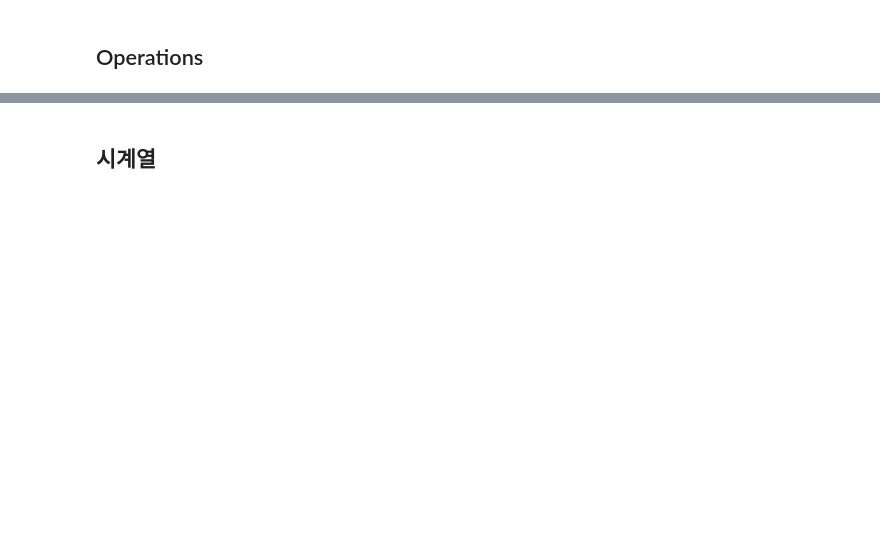
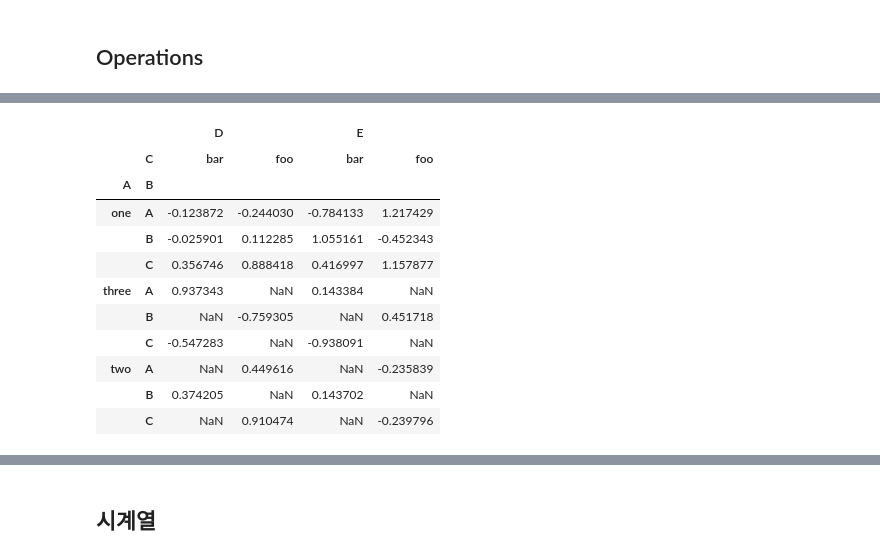
Before and after one commit to apollos92/jupyter, a Jupyter notebook: 02-01-Pandas.ipynb, the cells around one changed output, grey strips where cells are left out. Cells and saved outputs as stored; diff of their text form; code cells hidden in the pictures; blank space fills up the shorter version.

```diff
--- a/02-01-Pandas.ipynb
+++ b/02-01-Pandas.ipynb
@@ -495,0 +1178,16 @@ df3
+# %%
+pivoted = pd.pivot_table(df, values=['D','E'], index=['A', 'B'], columns=['C'])
+pivoted
+# %% [output]
+|  |  | D |  | E |  |
+|  | C | bar | foo | bar | foo |
+| A | B |  |  |  |  |
+| one | A | -0.123872 | -0.244030 | -0.784133 | 1.217429 |
+|  | B | -0.025901 | 0.112285 | 1.055161 | -0.452343 |
+|  | C | 0.356746 | 0.888418 | 0.416997 | 1.157877 |
+| three | A | 0.937343 | NaN | 0.143384 | NaN |
+|  | B | NaN | -0.759305 | NaN | 0.451718 |
+|  | C | -0.547283 | NaN | -0.938091 | NaN |
+| two | A | NaN | 0.449616 | NaN | -0.235839 |
+|  | B | 0.374205 | NaN | 0.143702 | NaN |
+|  | C | NaN | 0.910474 | NaN | -0.239796 |
```
Also changed, not shown: parts of 182 cells of this notebook, 11 other files.
